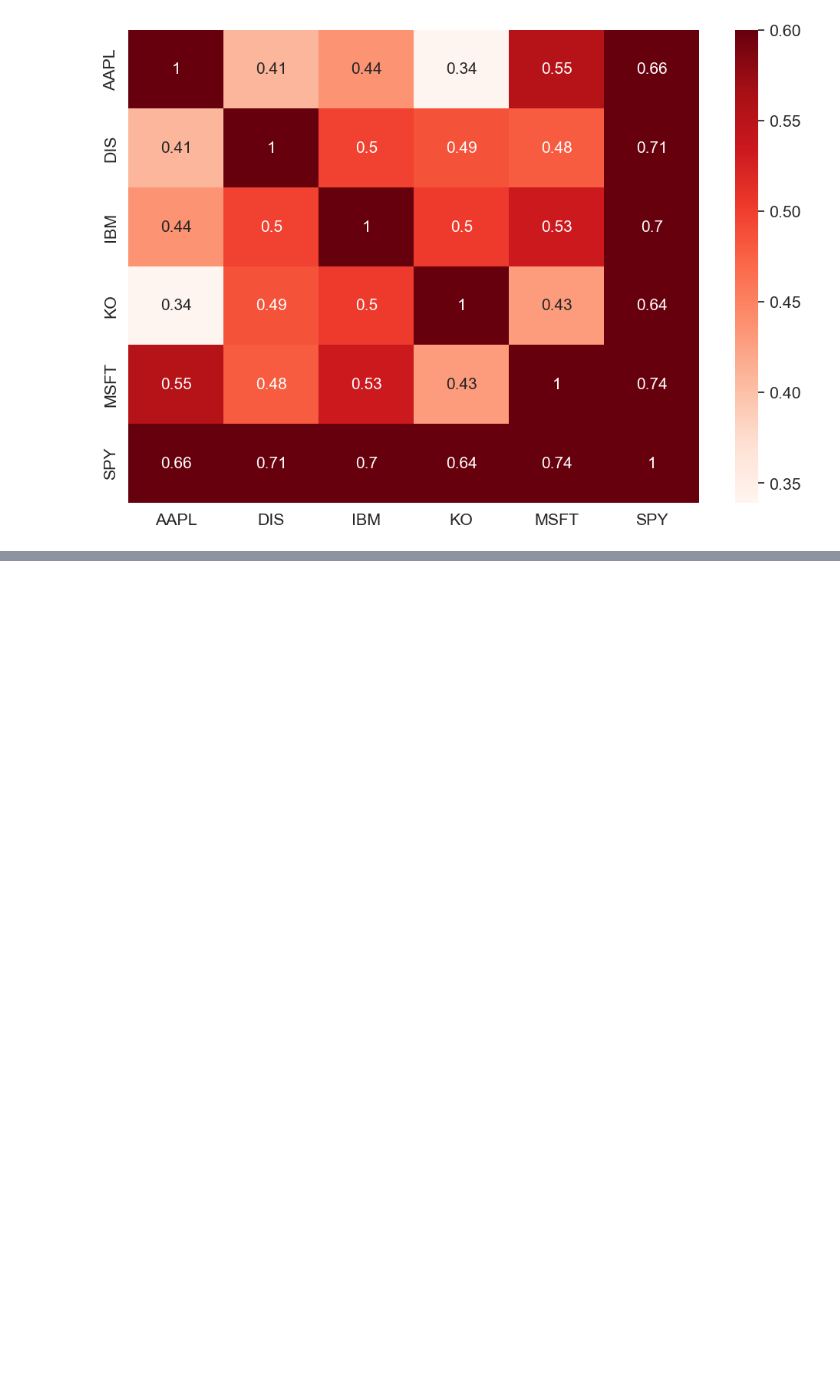
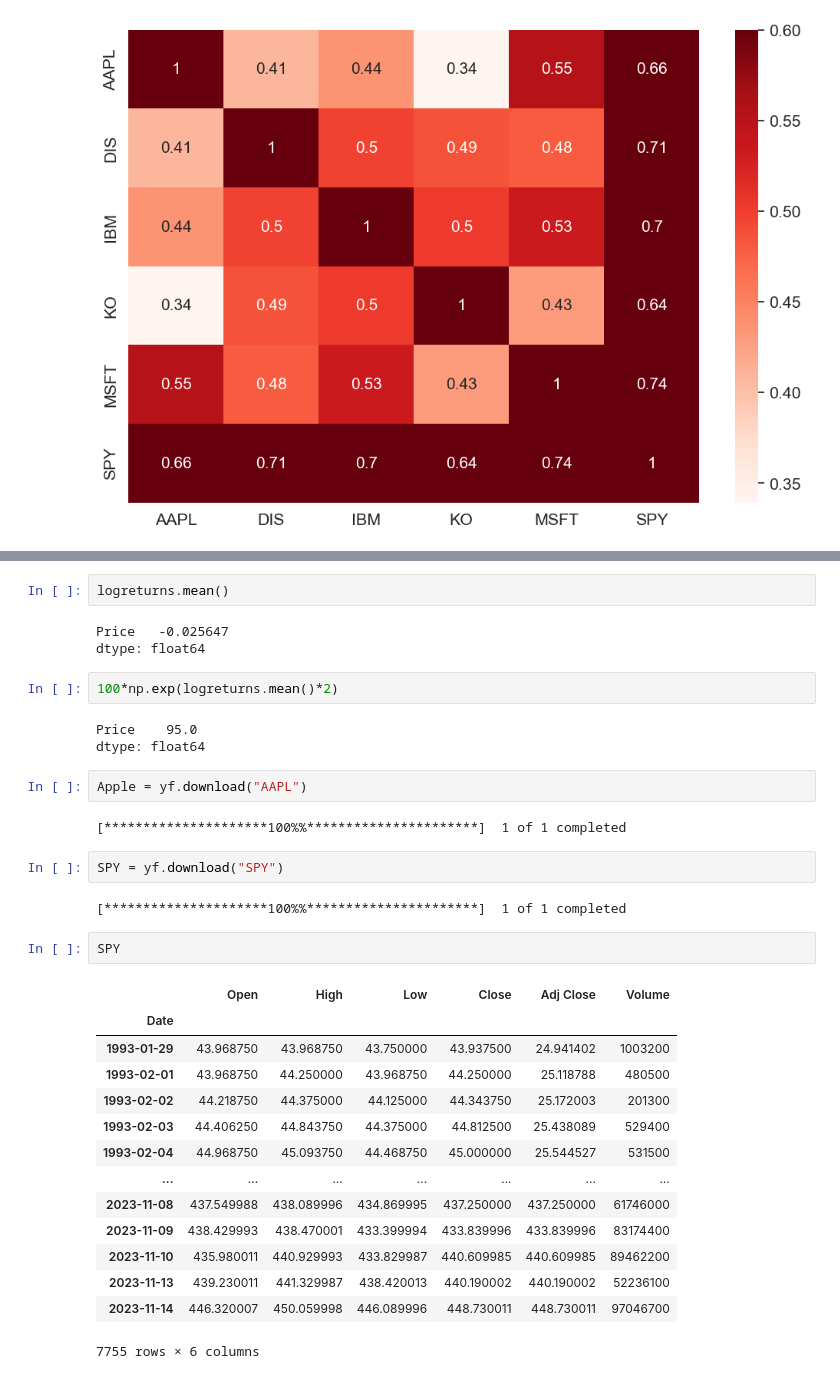
Before and after one commit to samuel-1-avson/ml_forex, a Jupyter notebook: algo programming.ipynb, the cells around one changed output, grey strips where cells are left out. Saved outputs shown, nothing was run; the diff lists cells and outputs as text; blank space fills up the shorter version.

```diff
--- a/algo programming.ipynb
+++ b/algo programming.ipynb
@@ -849,0 +886,35 @@ plt.show()
+# %%
+logreturns.mean()
+# %% [output]
+Price   -0.025647
+dtype: float64
+# %%
+100*np.exp(logreturns.mean()*2)
+# %% [output]
+Price    95.0
+dtype: float64
+# %%
+Apple = yf.download("AAPL")
+# %% [output]
+[*********************100%%**********************]  1 of 1 completed
+# %%
+SPY = yf.download("SPY")
+# %% [output]
+[*********************100%%**********************]  1 of 1 completed
+# %%
+SPY
+# %% [output]
+|  | Open | High | Low | Close | Adj Close | Volume |
+| Date |  |  |  |  |  |  |
+| 1993-01-29 | 43.968750 | 43.968750 | 43.750000 | 43.937500 | 24.941402 | 1003200 |
+| 1993-02-01 | 43.968750 | 44.250000 | 43.968750 | 44.250000 | 25.118788 | 480500 |
+| 1993-02-02 | 44.218750 | 44.375000 | 44.125000 | 44.343750 | 25.172003 | 201300 |
+| 1993-02-03 | 44.406250 | 44.843750 | 44.375000 | 44.812500 | 25.438089 | 529400 |
+| 1993-02-04 | 44.968750 | 45.093750 | 44.468750 | 45.000000 | 25.544527 | 531500 |
+| ... | ... | ... | ... | ... | ... | ... |
+| 2023-11-08 | 437.549988 | 438.089996 | 434.869995 | 437.250000 | 437.250000 | 61746000 |
+| 2023-11-09 | 438.429993 | 438.470001 | 433.399994 | 433.839996 | 433.839996 | 83174400 |
+| 2023-11-10 | 435.980011 | 440.929993 | 433.829987 | 440.609985 | 440.609985 | 89462200 |
+| 2023-11-13 | 439.230011 | 441.329987 | 438.420013 | 440.190002 | 440.190002 | 52236100 |
+| 2023-11-14 | 446.320007 | 450.059998 | 446.089996 | 448.730011 | 448.730011 | 97046700 |
+7755 rows × 6 columns
```
Also changed, not shown: parts of 39 cells of this notebook.
